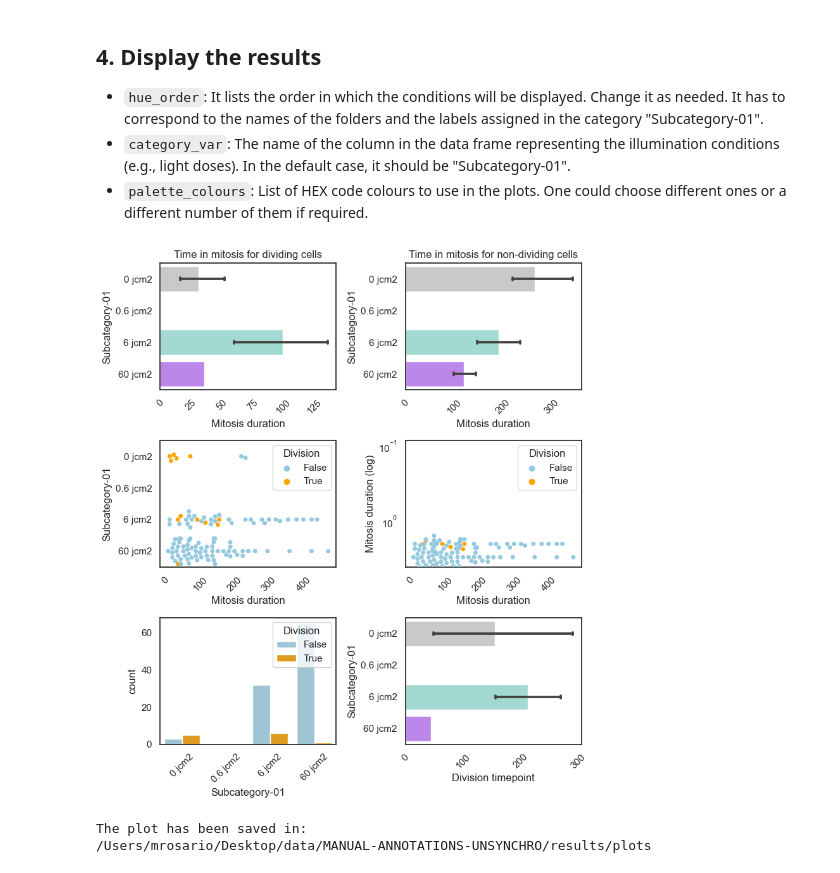
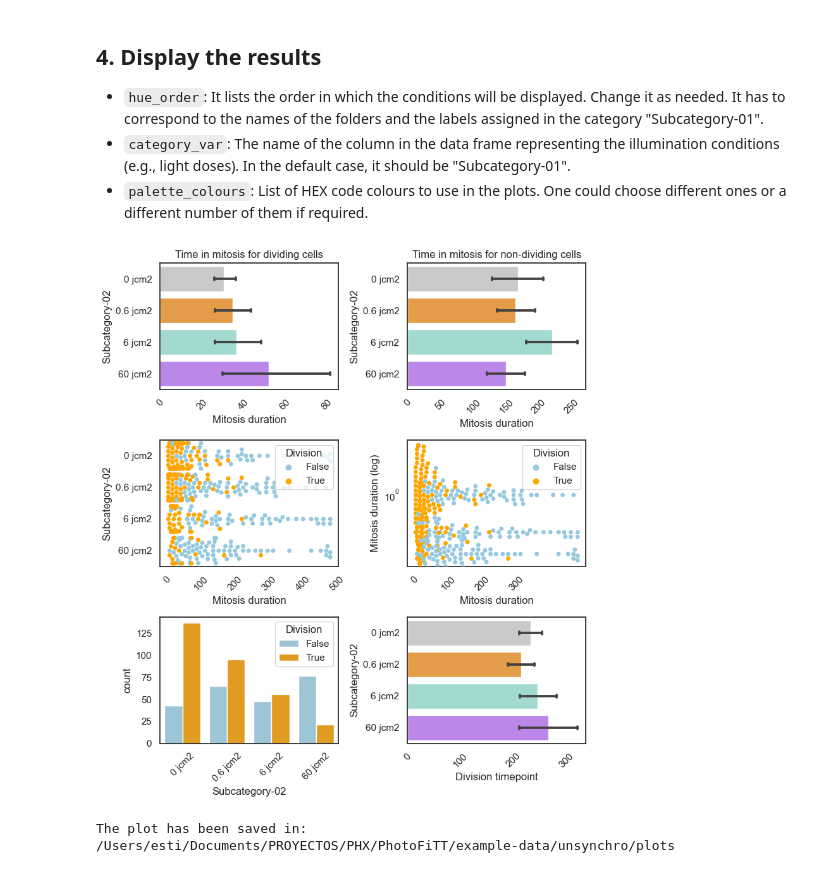
Before and after one commit to HenriquesLab/PhotoFiTT, a Jupyter notebook: notebooks/Analyse_unsynchronised_cells.ipynb, the cells around one changed output. Cells and saved outputs as stored; diff of their text form; code cells hidden in the pictures.

Commit message:
new functions - unsynchro notebook

```diff
--- a/notebooks/Analyse_unsynchronised_cells.ipynb
+++ b/notebooks/Analyse_unsynchronised_cells.ipynb
@@ -80,16 +84,16 @@ A CSV file with the information about cell mitosis and arrest is stored in:
 # %%
 # Read the stored data if needed
 data = pd.read_csv(os.path.join(path2results, "manual_mitosis_counting.csv"))
 
-category_var = "Subcategory-01"
+category_var = "Subcategory-02"
 hue_order = ['0 jcm2', '0.6 jcm2', '6 jcm2', '60 jcm2']
 ## Add other colours if needed for the conditions.
 palette_colours = ['#C9C9C9', '#FC9F30', '#99E3D7', '#BC77F8']
 
 display.unsynchro_tracking(data, category_var, os.path.join(path2results, "plots"), hue_order, palette_colours=palette_colours)
 print(f"The plot has been saved in:")
 print(f"{os.path.join(path2results, 'plots')}")
 # %% [output]
-[figure, old version]
+[figure, new version]
 The plot has been saved in:
-/Users/mrosario/Desktop/data/MANUAL-ANNOTATIONS-UNSYNCHRO/results/plots
+/Users/esti/Documents/PROYECTOS/PHX/PhotoFiTT/example-data/unsynchro/plots
```
Also changed, not shown: parts of 3 cells of this notebook, 4 other files.
